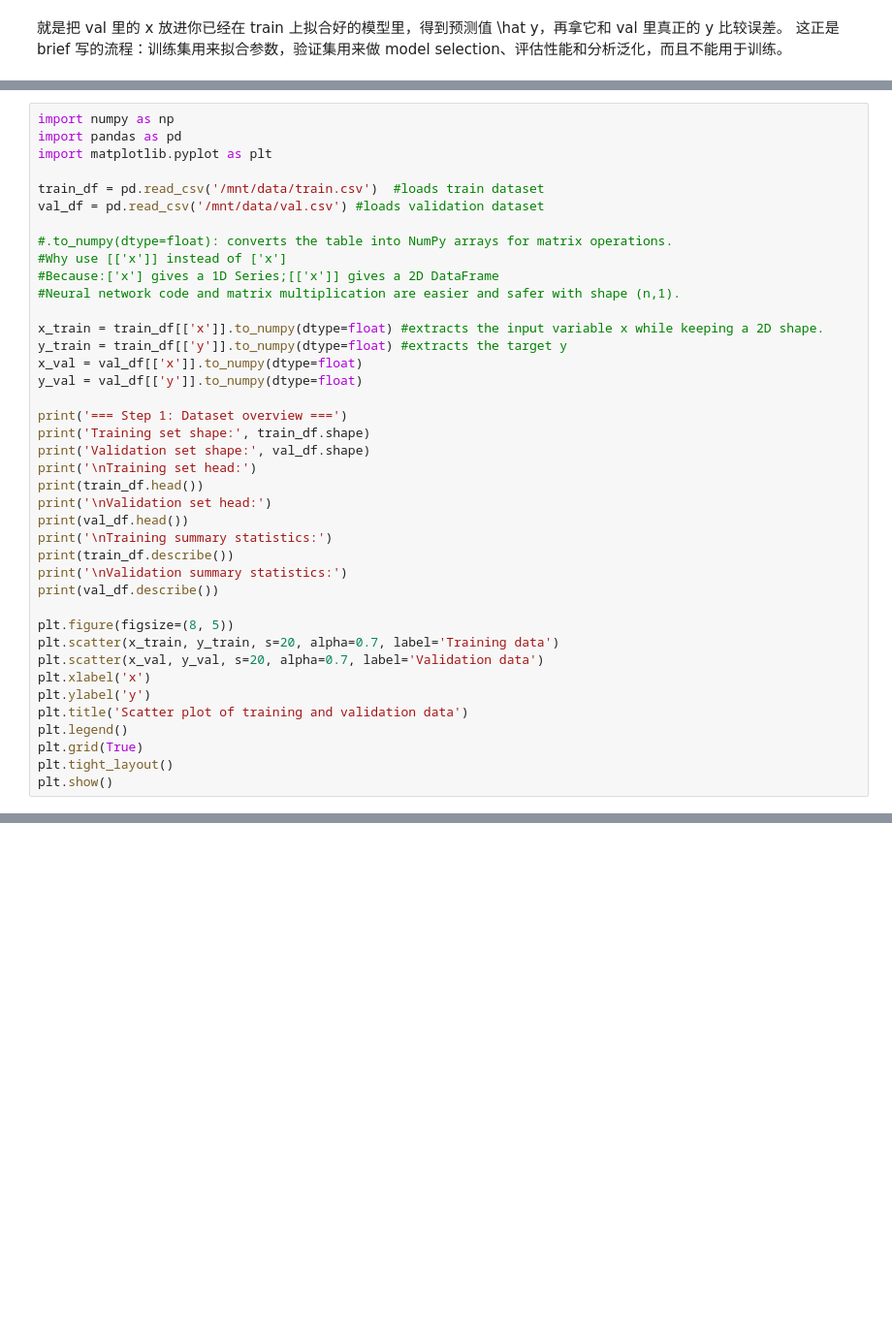
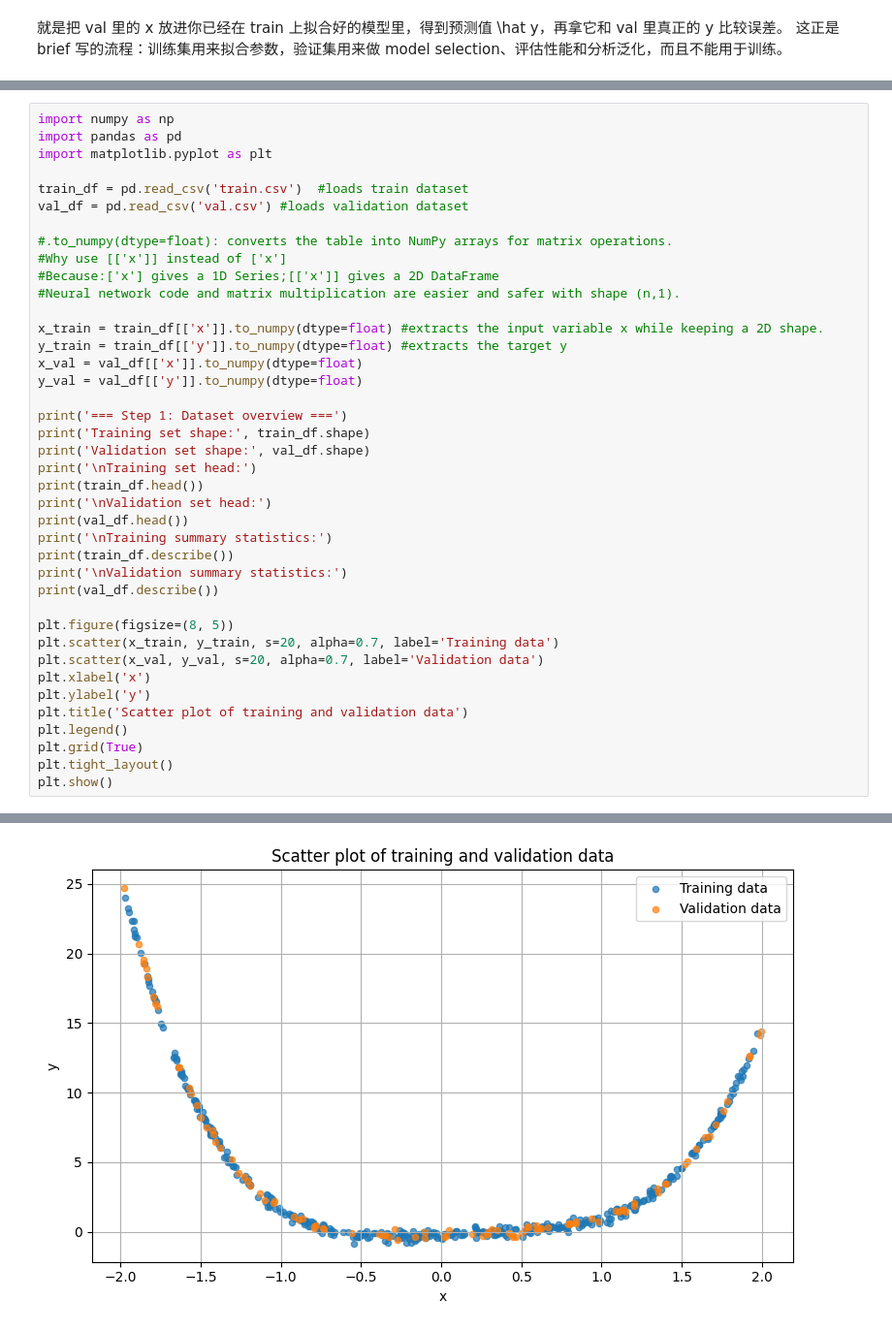
Before and after one commit to zvrv6256-uol/2603-individual-project, a Jupyter notebook: draft code.ipynb, the cells around one changed output, grey strips where cells are left out. Shown at 97% size. Cells and saved outputs as stored; diff of their text form; blank space fills up the shorter version.

Commit message:
Prepare training and validation data

```diff
--- a/draft code.ipynb
+++ b/draft code.ipynb
@@ -7,8 +28,8 @@ import numpy as np
 import pandas as pd
 import matplotlib.pyplot as plt
 
-train_df = pd.read_csv('/mnt/data/train.csv')  #loads train dataset
-val_df = pd.read_csv('/mnt/data/val.csv') #loads validation dataset
+train_df = pd.read_csv('train.csv')  #loads train dataset
+val_df = pd.read_csv('val.csv') #loads validation dataset
 
 #.to_numpy(dtype=float): converts the table into NumPy arrays for matrix operations.
 #Why use [['x']] instead of ['x']
@@ -42,3 +63,4 @@ plt.legend()
 plt.grid(True)
 plt.tight_layout()
 plt.show()
+# %% [output]
@@ -44,0 +84 @@ plt.show()
+[figure, added]
```
Also changed, not shown: parts of 6 cells of this notebook.
